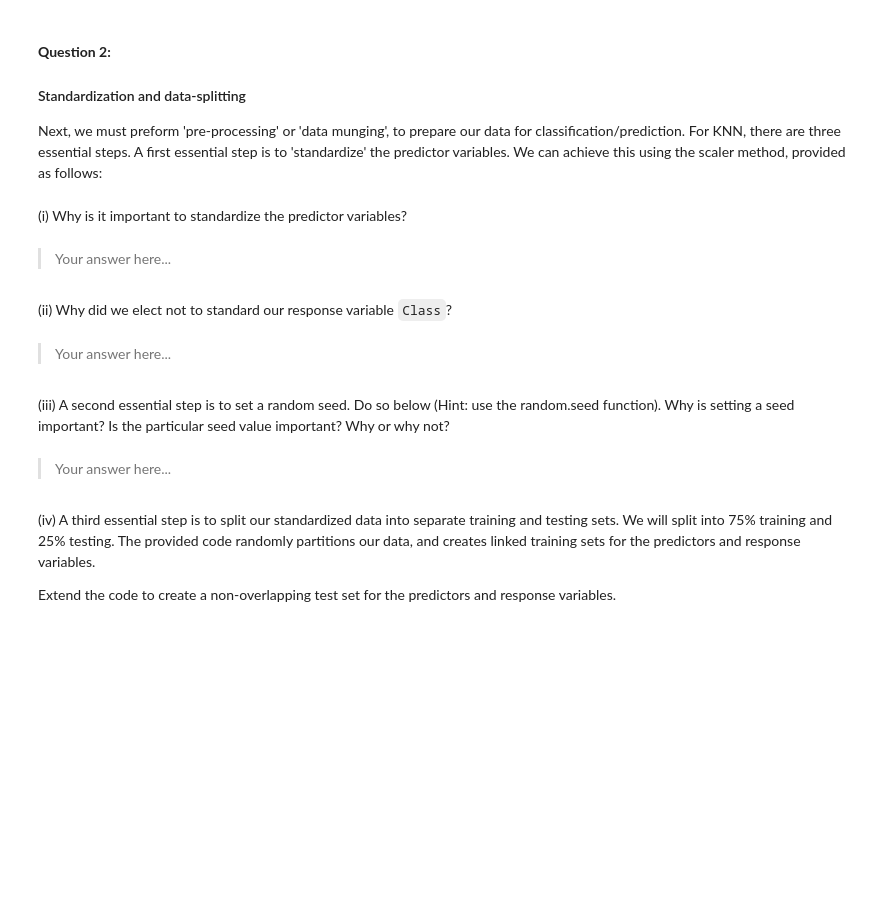
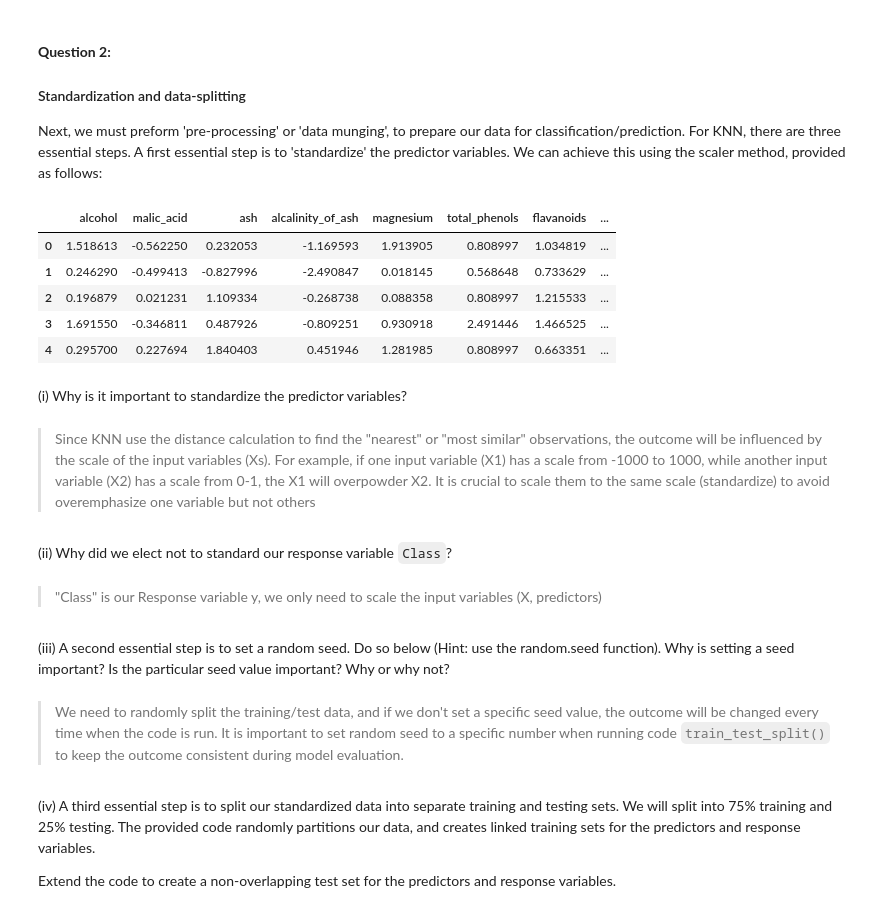
Before and after one commit to yikai82/LCR-Ln-Class-ReSap, a Jupyter notebook: 02_activities/assignments/assignment_1.ipynb, the cells around one changed output. Cells and saved outputs as stored; diff of their text form; code cells hidden in the pictures; blank space fills up the shorter version.

```diff
--- a/02_activities/assignments/assignment_1.ipynb
+++ b/02_activities/assignments/assignment_1.ipynb
@@ -72,25 +112,32 @@ Next, we must preform 'pre-processing' or 'data munging', to prepare our data fo
 # %%
 # Select predictors (excluding the last column)
 predictors = wine_df.iloc[:, :-1]
 
 # Standardize the predictors
 scaler = StandardScaler()
 predictors_standardized = pd.DataFrame(scaler.fit_transform(predictors), columns=predictors.columns)
 
 # Display the head of the standardized predictors
-print(predictors_standardized.head())
+predictors_standardized.head()
+# %% [output]
+|  | alcohol | malic_acid | ash | alcalinity_of_ash | magnesium | total_phenols | flavanoids | ... |
+| 0 | 1.518613 | -0.562250 | 0.232053 | -1.169593 | 1.913905 | 0.808997 | 1.034819 | ... |
+| 1 | 0.246290 | -0.499413 | -0.827996 | -2.490847 | 0.018145 | 0.568648 | 0.733629 | ... |
+| 2 | 0.196879 | 0.021231 | 1.109334 | -0.268738 | 0.088358 | 0.808997 | 1.215533 | ... |
+| 3 | 1.691550 | -0.346811 | 0.487926 | -0.809251 | 0.930918 | 2.491446 | 1.466525 | ... |
+| 4 | 0.295700 | 0.227694 | 1.840403 | 0.451946 | 1.281985 | 0.808997 | 0.663351 | ... |
 # %% [markdown]
 (i) Why is it important to standardize the predictor variables?
 # %% [markdown]
-> Your answer here...
+> Since KNN use the distance calculation to find the "nearest" or "most similar" observations, the outcome will be influenced by the scale of the input variables (Xs). For example, if one input variable (X1) has a scale from -1000 to 1000, while another input variable (X2) has a scale from 0-1, the X1 will overpowder X2. It is crucial to scale them to the same scale (standardize) to avoid overemphasize one variable but not others
 # %% [markdown]
 (ii) Why did we elect not to standard our response variable `Class`?
 # %% [markdown]
-> Your answer here...
+> "Class" is our Response variable y, we only need to scale the input variables (X, predictors)
 # %% [markdown]
 (iii) A second essential step is to set a random seed. Do so below (Hint: use the random.seed function). Why is setting a seed important? Is the particular seed value important? Why or why not?
 # %% [markdown]
-> Your answer here...
+> We need to randomly split the training/test data, and if we don't set a specific seed value, the outcome will be changed every time when the code is run. It is important to set random seed to a specific number when running code `train_test_split()` to keep the outcome consistent during model evaluation.
 # %% [markdown]
 (iv) A third essential step is to split our standardized data into separate training and testing sets. We will split into 75% training and 25% testing. The provided code randomly partitions our data, and creates linked training sets for the predictors and response variables.
 
```
Also changed, not shown: parts of 15 cells of this notebook.
